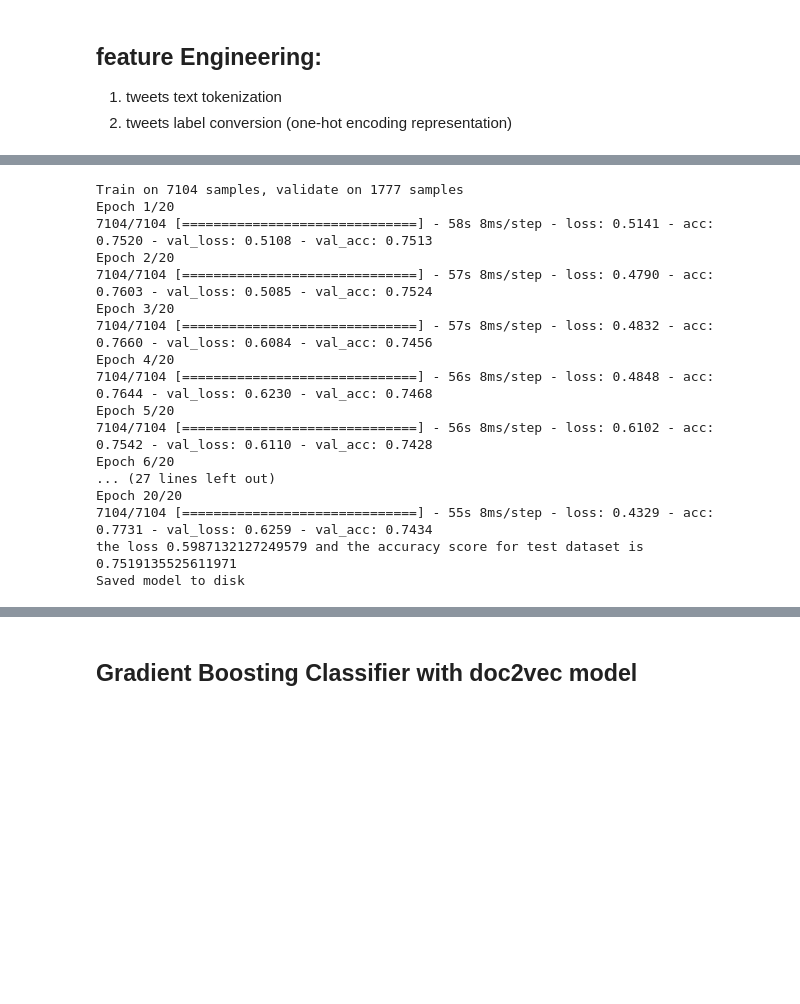
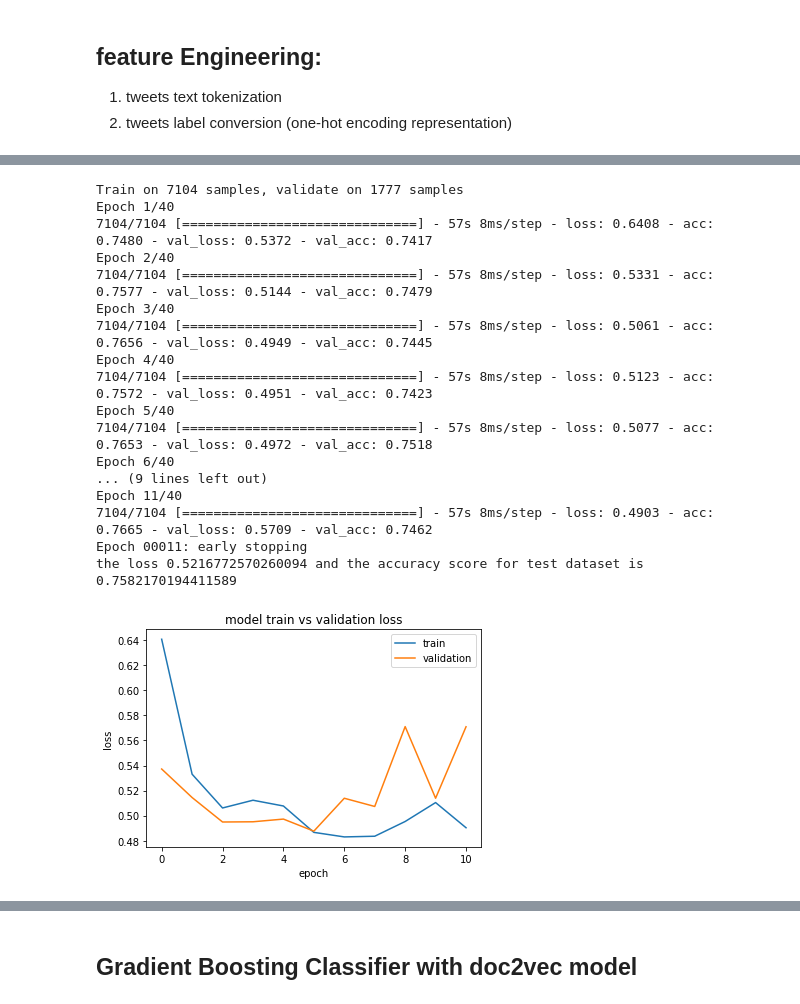
Before and after one commit to smalgireddy/SharpestMinds-TweetsAnalysis, a Jupyter notebook: tweet_analysis_with_wordembeddings.ipynb, the cells around one changed output, grey strips where cells are left out. Cells and saved outputs as stored; diff of their text form; code cells hidden in the pictures; blank space fills up the shorter version.

```diff
--- a/tweet_analysis_with_wordembeddings.ipynb
+++ b/tweet_analysis_with_wordembeddings.ipynb
@@ -257,8 +341,15 @@ def saveModel(file_name, model):
 # %%
-def train_test_model(model, input_data, target, file_name):
-    train_x, test_x, train_y, test_y = train_test_split(input_data, target, test_size = 0.2)
-    model.compile(optimizer='adam', loss='categorical_crossentropy', metrics=['accuracy'])
-    model.fit(train_x, train_y, batch_size= 20, validation_split= 0.2, epochs=20,  verbose=True)
+def evaluate_model(test_x, test_y, file_name):
+    model = load_model(file_name)
     score = model.evaluate(test_x, test_y, verbose = 0)
     print("the loss {} and the accuracy score for test dataset is {}".format(score[0], score[1]))
-    saveModel(file_name, model)
+# %%
+def train_test_model(model, input_data, target, file_name):
+    # Define callbacks.
+    model_checkpoint = ModelCheckpoint(file_name, monitor='val_loss', verbose=1, save_best_only=True)
+    early_stopping = EarlyStopping(monitor='val_loss', patience=5, verbose=1, mode='min')
+    callbacks_list = [model_checkpoint, early_stopping]
+    train_x, test_x, train_y, test_y = train_test_split(input_data, target, test_size = 0.2)
+    net_hist = model.fit(train_x, train_y, batch_size= 20, validation_split= 0.2, epochs=40,  verbose=True, callbacks=callbacks_list)
+    evaluate_model(test_x, test_y, file_name)
+    return net_hist
@@ -265,7 +364,8 @@ def train_test_model(model, input_data, target, file_name):
 # %%
+file_name = 'glove_model.h5'
 if os.path.isfile('glove_model.h5'):
     model = load_model('glove_model.h5')
-    train_test_model(model, data, labels, "glove")
+    net_hist = train_test_model(model, data, labels, "glove")
 else:
     embedding_layer = Embedding(len(word_index) + 1,
                                 embed_dim,
@@ -276,7 +376,6 @@ else:
     sequence_input = Input(shape=(max_length,), dtype='int32')
     embedded_sequences = embedding_layer(sequence_input)
     l_cov1= Conv1D(512, 4, activation='relu')(embedded_sequences)
-
     l_pool1 = MaxPooling1D(4)(l_cov1)
     l_cov2 = Conv1D(512, 5, activation='relu')(l_pool1)
     l_pool2 = MaxPooling1D(5)(l_cov2)
@@ -284,26 +383,38 @@ else:
     l_pool3 = MaxPooling1D(35, padding="same")(l_cov3)
     l_flat = Flatten()(l_pool3)
     dropout = Dropout(0.5)(l_flat)
-    l_dense = Dense(128, activation='relu')(dropout)
+    l_dense = Dense(128, activation='relu',  kernel_initializer='uniform')(dropout)
     pred = Dense(3, activation='softmax', name = 'fc')(l_dense)
     model = Model(sequence_input, pred)
+    model.compile(optimizer='adam', loss='categorical_crossentropy', metrics=['accuracy'])
     print(model.summary())
-    train_test_model(model, data, labels, "glove")
+    net_hist = train_test_model(model, data, labels, "glove")
 # %% [output]
 Train on 7104 samples, validate on 1777 samples
-Epoch 1/20
-7104/7104 [==============================] - 58s 8ms/step - loss: 0.5141 - acc: 0.7520 - val_loss: 0.5108 - val_acc: 0.7513
-Epoch 2/20
-7104/7104 [==============================] - 57s 8ms/step - loss: 0.4790 - acc: 0.7603 - val_loss: 0.5085 - val_acc: 0.7524
-Epoch 3/20
-7104/7104 [==============================] - 57s 8ms/step - loss: 0.4832 - acc: 0.7660 - val_loss: 0.6084 - val_acc: 0.7456
-Epoch 4/20
-7104/7104 [==============================] - 56s 8ms/step - loss: 0.4848 - acc: 0.7644 - val_loss: 0.6230 - val_acc: 0.7468
-Epoch 5/20
-7104/7104 [==============================] - 56s 8ms/step - loss: 0.6102 - acc: 0.7542 - val_loss: 0.6110 - val_acc: 0.7428
-Epoch 6/20
-... (27 lines left out)
-Epoch 20/20
-7104/7104 [==============================] - 55s 8ms/step - loss: 0.4329 - acc: 0.7731 - val_loss: 0.6259 - val_acc: 0.7434
-the loss 0.5987132127249579 and the accuracy score for test dataset is 0.7519135525611971
-Saved model to disk
+Epoch 1/40
+7104/7104 [==============================] - 57s 8ms/step - loss: 0.6408 - acc: 0.7480 - val_loss: 0.5372 - val_acc: 0.7417
+Epoch 2/40
+7104/7104 [==============================] - 57s 8ms/step - loss: 0.5331 - acc: 0.7577 - val_loss: 0.5144 - val_acc: 0.7479
+Epoch 3/40
+7104/7104 [==============================] - 57s 8ms/step - loss: 0.5061 - acc: 0.7656 - val_loss: 0.4949 - val_acc: 0.7445
+Epoch 4/40
+7104/7104 [==============================] - 57s 8ms/step - loss: 0.5123 - acc: 0.7572 - val_loss: 0.4951 - val_acc: 0.7423
+Epoch 5/40
+7104/7104 [==============================] - 57s 8ms/step - loss: 0.5077 - acc: 0.7653 - val_loss: 0.4972 - val_acc: 0.7518
+Epoch 6/40
+... (9 lines left out)
+Epoch 11/40
+7104/7104 [==============================] - 57s 8ms/step - loss: 0.4903 - acc: 0.7665 - val_loss: 0.5709 - val_acc: 0.7462
+Epoch 00011: early stopping
+the loss 0.5216772570260094 and the accuracy score for test dataset is 0.7582170194411589
+# %%
+history = net_hist
+plt.plot(history.history['loss'])
+plt.plot(history.history['val_loss'])
+plt.title('model train vs validation loss')
+plt.ylabel('loss')
+plt.xlabel('epoch')
+plt.legend(['train', 'validation'], loc='upper right')
+plt.show()
+# %% [output]
+[figure, added]
```
Also changed, not shown: parts of 59 cells of this notebook.
